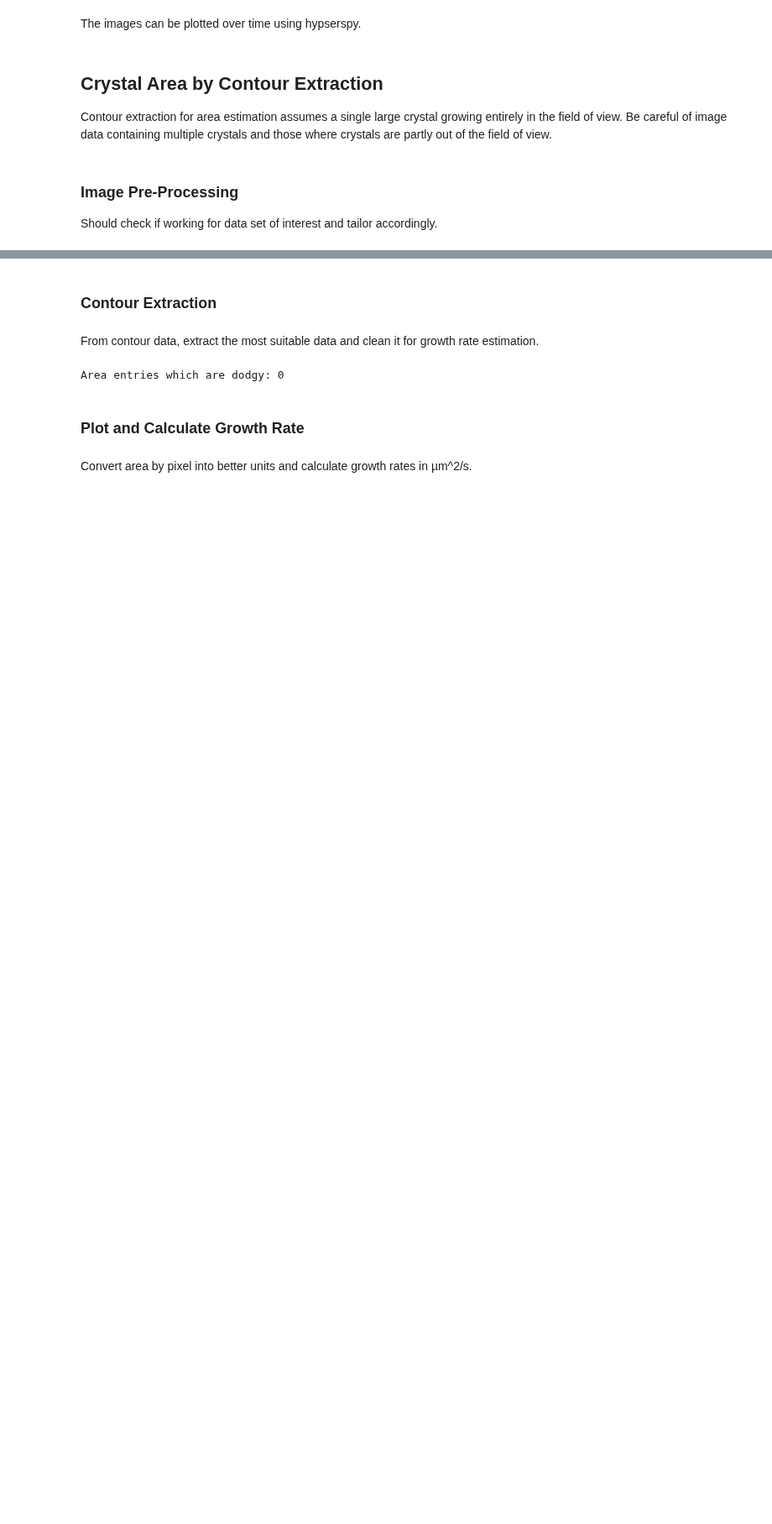
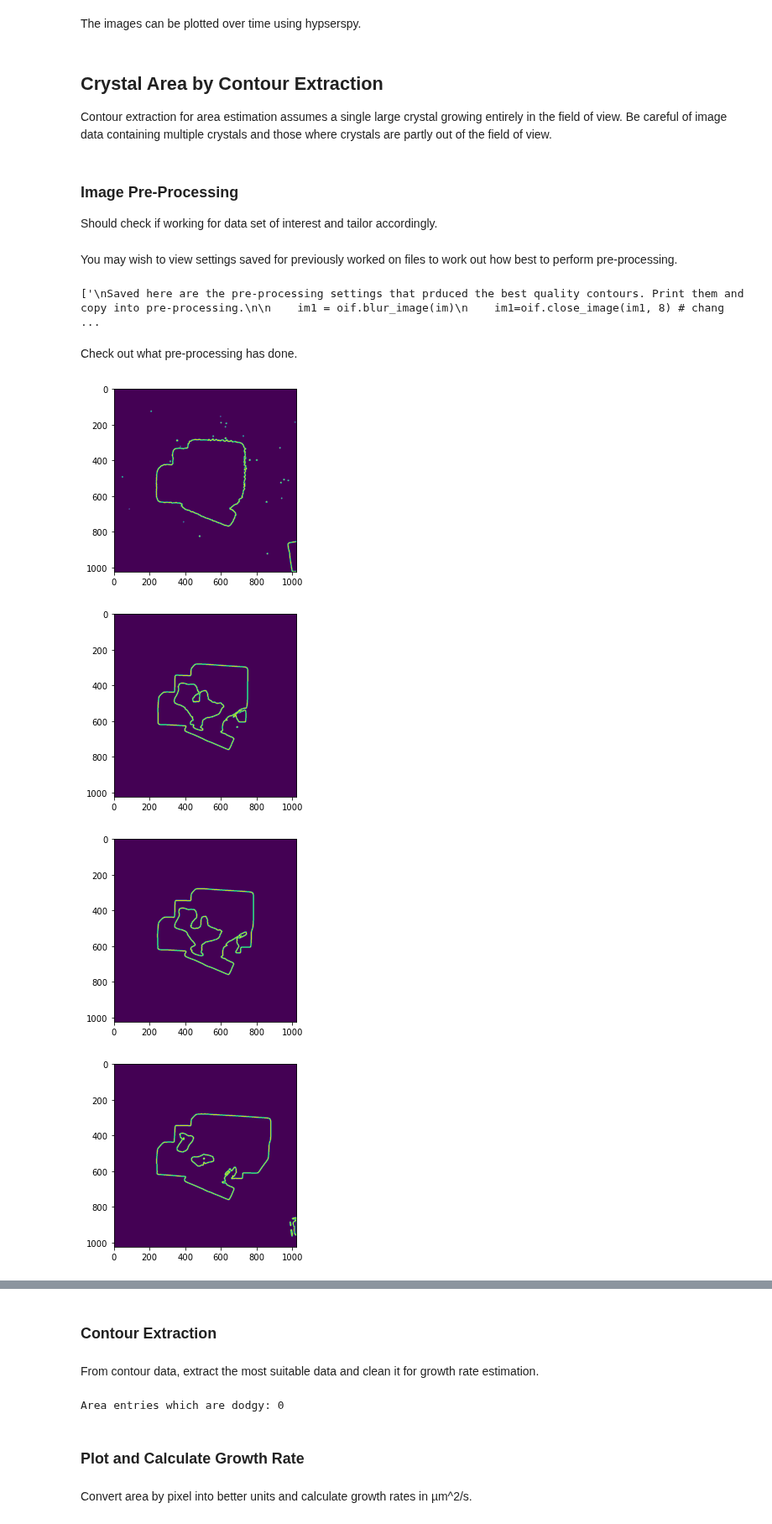
Before and after one commit to ESaundersNano/Mini-1-Multidimensional-analysis-of-perovskite-growth, a Jupyter notebook: optical_image_growth_rate.ipynb, the cells around one changed output, grey strips where cells are left out. Shown at 84% size. Saved outputs shown, nothing was run; the diff lists cells and outputs as text; code cells hidden in the pictures; blank space fills up the shorter version.

```diff
--- a/optical_image_growth_rate.ipynb
+++ b/optical_image_growth_rate.ipynb
@@ -79,6 +133,13 @@ Contour extraction for area estimation assumes a single large crystal growing en
 # %% [markdown]
 ### Image Pre-Processing
 Should check if working for data set of interest and tailor accordingly.
+# %% [markdown]
+You may wish to view settings saved for previously worked on files to work out how best to perform pre-processing.
+# %%
+x_loaded = np.load('Areal growth vs temperature/pre_processing_90.npy')
+print(x_loaded)
+# %% [output]
+['\nSaved here are the pre-processing settings that prduced the best quality contours. Print them and copy into pre-processing.\n\n    im1 = oif.blur_image(im)\n    im1=oif.close_image(im1, 8) # chang ...
 # %%
 def get_binary(im):
     """
@@ -103 +184,18 @@ def get_binary(im):
     return binary
+# %% [markdown]
+Check out what pre-processing has done.
+# %%
+%matplotlib inline
+plt.imshow(get_binary(images[0]))
+plt.show()
+plt.imshow(get_binary(images[10]))
+plt.show()
+plt.imshow(get_binary(images[20]))
+plt.show()
+plt.imshow(get_binary(images[60]))
+plt.show()
+# %% [output]
+[figure, added]
+[figure, added]
+[figure, added]
+[figure, added]
```
Also changed, not shown: parts of 15 cells of this notebook, 2 other files.
